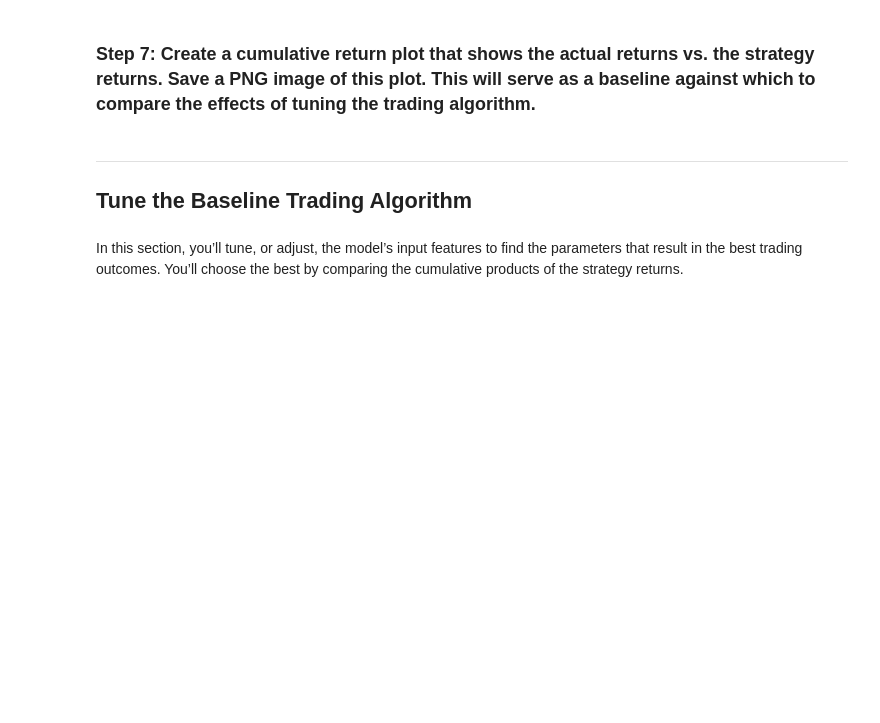
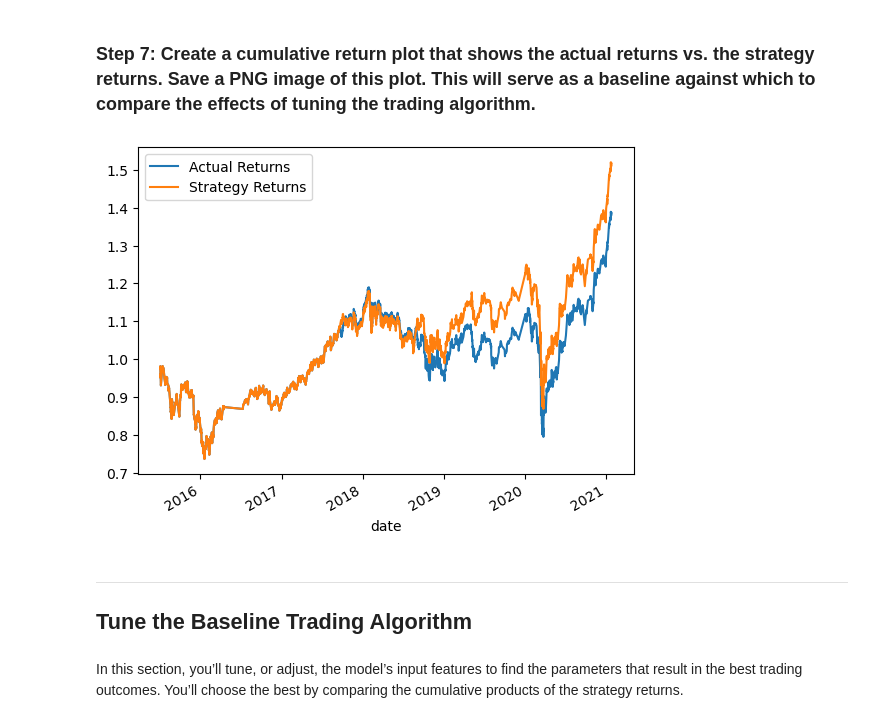
Before and after one commit to ravic4/Module_14, a Jupyter notebook: machine_learning_trading_bot.ipynb, the cells around one changed output. Cells and saved outputs as stored; diff of their text form; code cells hidden in the pictures; blank space fills up the shorter version.

```diff
--- a/machine_learning_trading_bot.ipynb
+++ b/machine_learning_trading_bot.ipynb
@@ -324,7 +324,7 @@ svm_model = svm.SVC()
 svm_model = svm_model.fit(X_train_scaled, y_train)
 
 # Use the testing data to make the model predictions
-svm_pred = svm_model.predict(X_train_scaled)
+svm_pred = svm_model.predict(X_test_scaled)
 
 # Review the model's predicted values
 svm_pred[:10]
@@ -343,17 +352,19 @@ svm_testing_report = # YOUR CODE HERE
 # %%
 # Create a new empty predictions DataFrame:
 
+predictions_df = pd.DataFrame(index = X_test.index)
+predictions_df
+
 # Create a predictions DataFrame
-predictions_df = # YOUR CODE HERE
 
 # Add the SVM model predictions to the DataFrame
-predictions_df['Predicted'] = # YOUR CODE HERE
+predictions_df['Predicted'] = svm_pred
 
 # Add the actual returns to the DataFrame
-predictions_df['Actual Returns'] = # YOUR CODE HERE
+predictions_df['Actual Returns'] = signals_df["Actual Returns"]
 
 # Add the strategy returns to the DataFrame
-predictions_df['Strategy Returns'] = # YOUR CODE HERE
+predictions_df['Strategy Returns'] = predictions_df['Actual Returns'] * predictions_df['Predicted']
 
 # Review the DataFrame
 display(predictions_df.head())
@@ -362,7 +388,9 @@ display(predictions_df.tail())
 ### Step 7: Create a cumulative return plot that shows the actual returns vs. the strategy returns. Save a PNG image of this plot. This will serve as a baseline against which to compare the effects of tuning the trading algorithm.
 # %%
 # Plot the actual returns versus the strategy returns
-# YOUR CODE HERE
+plot = (1+predictions_df[["Actual Returns", "Strategy Returns"]]).cumprod().plot()
+# %% [output]
+[figure, added]
 # %% [markdown]
 ---
 
```
Also changed, not shown: parts of 7 cells of this notebook.
